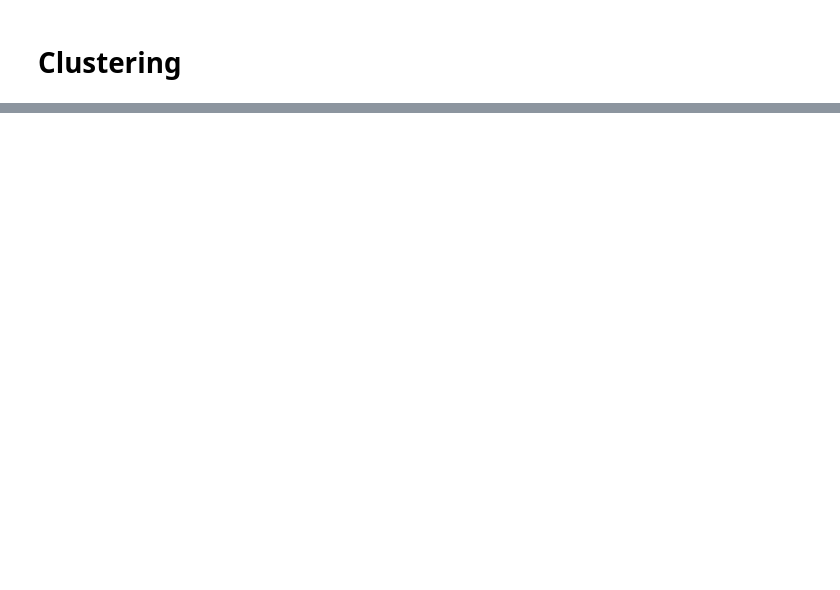
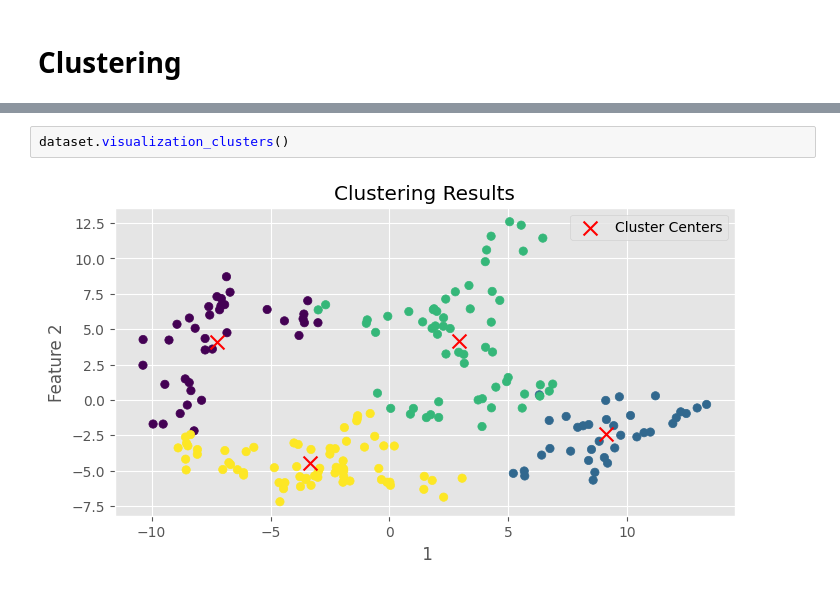
Before and after one commit to costasmexis/machinelearningcourse, a Jupyter notebook: assignment_3/Untitled.ipynb, the cells around one changed output, grey strips where cells are left out. Saved outputs shown, nothing was run; the diff lists cells and outputs as text; blank space fills up the shorter version.

```diff
--- a/assignment_3/Untitled.ipynb
+++ b/assignment_3/Untitled.ipynb
@@ -185,0 +225,4 @@ Optimal covariance matrix type: full
+# %%
+dataset.visualization_clusters()
+# %% [output]
+[figure, added]
```
Also changed, not shown: parts of 9 cells of this notebook.
